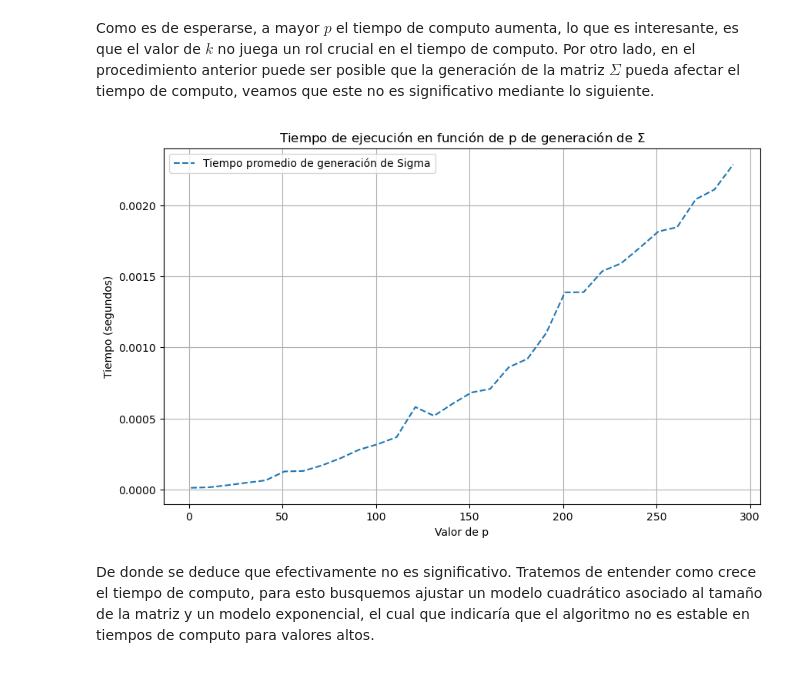
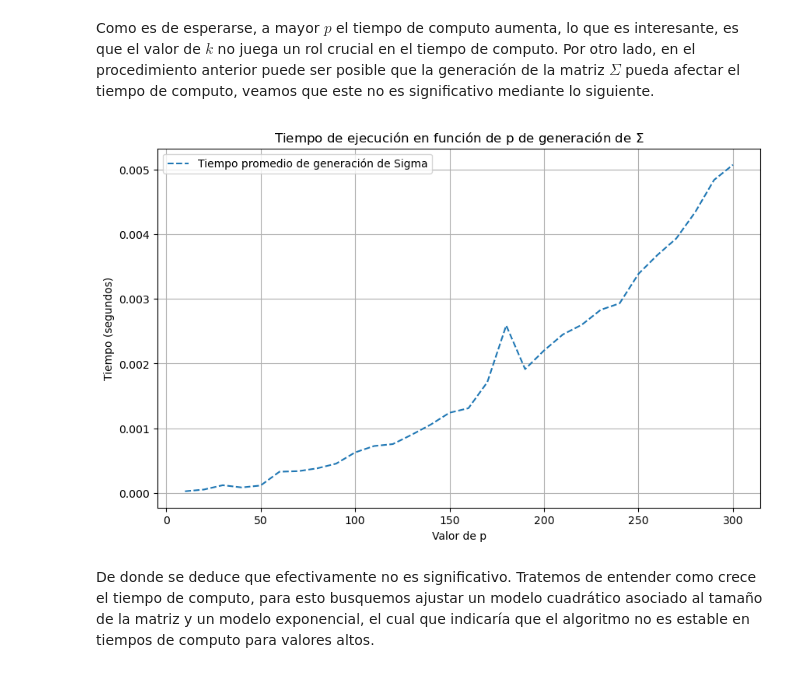
Before and after one commit to Darkrayyss/Certamen-1-MAT468-Diego-Astaburuaga, a Jupyter notebook: Codigos de prueba/Pregunta1.ipynb, the cells around one changed output. Saved outputs shown, nothing was run; the diff lists cells and outputs as text; code cells hidden in the pictures.

```diff
--- a/Codigos de prueba/Pregunta1.ipynb
+++ b/Codigos de prueba/Pregunta1.ipynb
@@ -123,18 +95,0 @@ Simulated Data with Custom Covariance:
-# %%
-def simulate_wishart_distribution(p, k, B=None):
-    if B is None:
-        B = np.identity(p)
-
-    Y = simulate_multivariate_normal(p=p, k=k)
-
-    return B @ (Y.T @ Y) @ B.T
-
-# Example of usage
-p_dimension = 3  # Dimension of the random vectors
-num_vectors = 5  # Number of random vectors to simulate
-
-# Simulate random vectors with a custom covariance matrix
-Sigma, B = generate_covariance_matrix(p_dimension)
-simulated_data_custom = simulate_wishart_distribution(p_dimension, num_vectors, B = B)
-print("Simulated Data from wishart distribution:")
-print(simulated_data_custom)
@@ -148,14 +142,14 @@ Simulated Data from wishart distribution:
 # %% [markdown]
 Para esto consideraremos distintos valores de $p$ y de $k$, además, para obtener un valor representativo e independiente de la selección de la matriz $\Sigma$, se producirán distinas simulaciones para los mismos valores de $p$ y $k$ y se calculará el promedio.
 # %%
-# Crear una lista de valores de p desde 1 hasta 9
+# Crear una lista de valores de p
 p_list = np.arange(10, 300+1, 10)
 
-# Crear una lista de valores de k desde 0 hasta 4
+# Crear una lista de valores de k
 k_list = np.arange(0, 16, 5)
 
 # Número de iteraciones para cada valor de p y k
-n_itr = 40
+n_itr = 100
 
 # Diccionario para almacenar los tiempos de ejecución
 time_by_p = {}
@@ -174,8 +168,8 @@ for p in p_list:
         # Realizar n_itr simulaciones de Wishart para el valor actual de p y p+k
         for _ in range(n_itr):
             # Generar una matriz de covarianza Sigma para p
-            Sigma, B = generate_covariance_matrix(p)
-            simulate_wishart_distribution(p, p + k, B)
+            Sigma = generate_covariance_matrix(p)
+            simulate_wishart_distribution(p, p + k, Sigma)
 
         # Detener el contador de tiempo y calcular el tiempo transcurrido
         end_time = time.time()
@@ -208,17 +202,9 @@ plt.show()
 # %% [markdown]
 Como es de esperarse, a mayor $p$ el tiempo de computo aumenta, lo que es interesante, es que el valor de $k$ no juega un rol crucial en el tiempo de computo. Por otro lado, en el procedimiento anterior puede ser posible que la generación de la matriz $\Sigma$ pueda afectar el tiempo de computo, veamos que este no es significativo mediante lo siguiente.
 # %%
-# Definir tus funciones generate_covariance_matrix y simulate_wishart_distribution aquí
-
-# Crear una lista de valores de p desde 1 hasta 9
-p_list_Sigma = np.arange(1, 300, 10)
-
-# Número de iteraciones para cada valor de p y k
-n_itr = 500
-
 # Iterar a través de los valores de p en p_list
 elapsed_times = []  # Lista para almacenar los tiempos de ejecución
-for p in p_list_Sigma:
+for p in p_list:
 
     # Iniciar el contador de tiempo
     start_time = time.time()
@@ -236,19 +222,19 @@ for p in p_list_Sigma:
 # %%
 plt.figure(figsize=(10, 6))
 
-plt.plot(p_list_Sigma, elapsed_times, '--', label=f'Tiempo promedio de generación de Sigma')
+plt.plot(p_list, elapsed_times, '--', label=f'Tiempo promedio de generación de Sigma')
 
 
 plt.xlabel('Valor de p')
 plt.ylabel('Tiempo (segundos)')
 plt.title(r'Tiempo de ejecución en función de p de generación de $\Sigma$')
 plt.legend()
 plt.grid(True)
 
 # Mostrar el gráfico
 plt.show()
 # %% [output]
-[figure, old version]
+[figure, new version]
 # %% [markdown]
 De donde se deduce que efectivamente no es significativo. Tratemos de entender como crece el tiempo de computo, para esto busquemos ajustar un modelo cuadrático asociado al tamaño de la matriz y un modelo exponencial, el cual que indicaría que el algoritmo no es estable en tiempos de computo para valores altos.
 # %%
```
Also changed, not shown: parts of 54 cells of this notebook, 1 other file.
